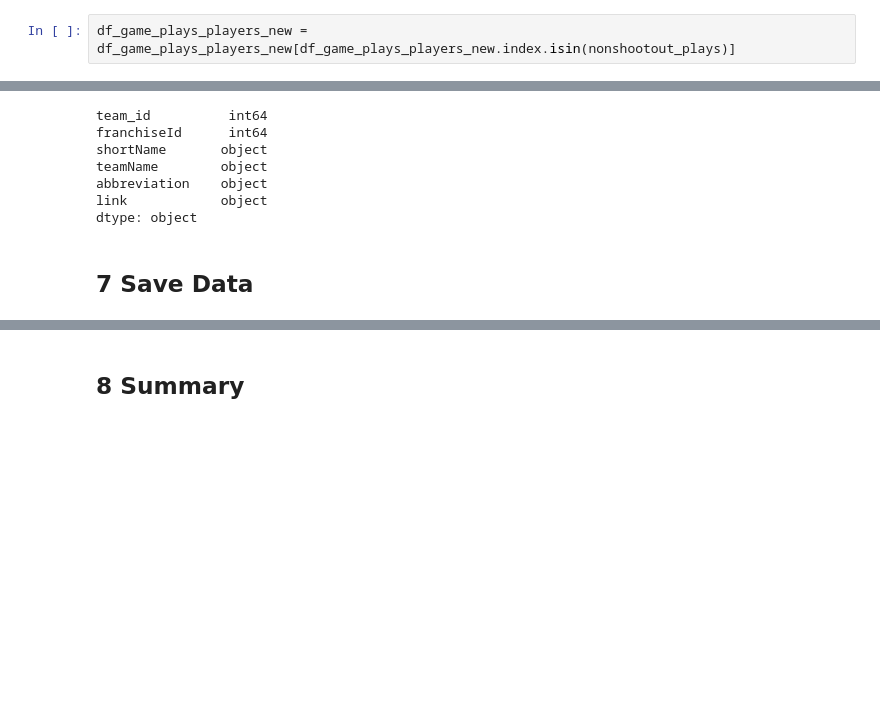
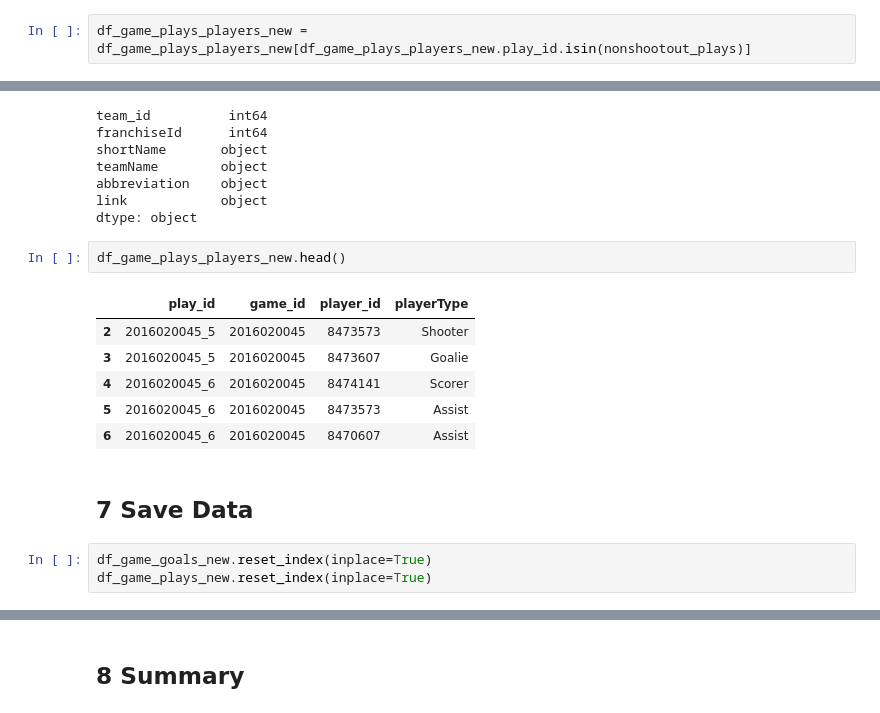
Before and after one commit to mattfeller/lean-conjecture-generator, a Jupyter notebook: notebooks/data_wrangling.ipynb, the cells around one changed output, grey strips where cells are left out. Drawn from its saved outputs; the diff is of its cells as text; blank space fills up the shorter version.

```diff
--- a/notebooks/data_wrangling.ipynb
+++ b/notebooks/data_wrangling.ipynb
@@ -439,7 +440,7 @@ nonshootout_plays = list(df_game_plays_new.index)
 # %%
 df_game_goals_new = df_game_goals_new[df_game_goals_new.index.isin(nonshootout_plays)]
 # %%
-df_game_plays_players_new = df_game_plays_players_new[df_game_plays_players_new.index.isin(nonshootout_plays)]
+df_game_plays_players_new = df_game_plays_players_new[df_game_plays_players_new.play_id.isin(nonshootout_plays)]
 # %% [markdown]
 #### df_game_scratches
 # %%
@@ -765,5 +770,17 @@ teamName        object
 abbreviation    object
 link            object
 dtype: object
+# %%
+df_game_plays_players_new.head()
+# %% [output]
+|  | play_id | game_id | player_id | playerType |
+| 2 | 2016020045_5 | 2016020045 | 8473573 | Shooter |
+| 3 | 2016020045_5 | 2016020045 | 8473607 | Goalie |
+| 4 | 2016020045_6 | 2016020045 | 8474141 | Scorer |
+| 5 | 2016020045_6 | 2016020045 | 8473573 | Assist |
+| 6 | 2016020045_6 | 2016020045 | 8470607 | Assist |
 # %% [markdown]
 ## 7 Save Data<a id='7_Save_Data'></a>
+# %%
+df_game_goals_new.reset_index(inplace=True)
+df_game_plays_new.reset_index(inplace=True)
```
Also changed, not shown: parts of 9 cells of this notebook, 1 other file.
